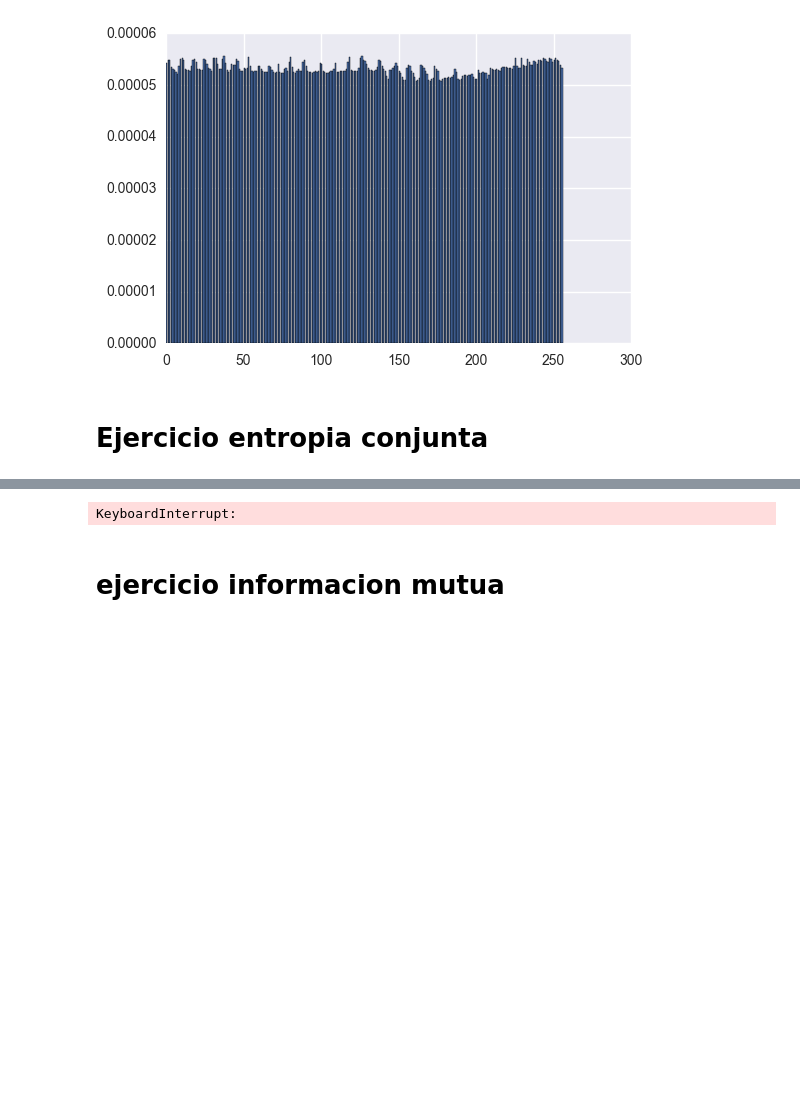
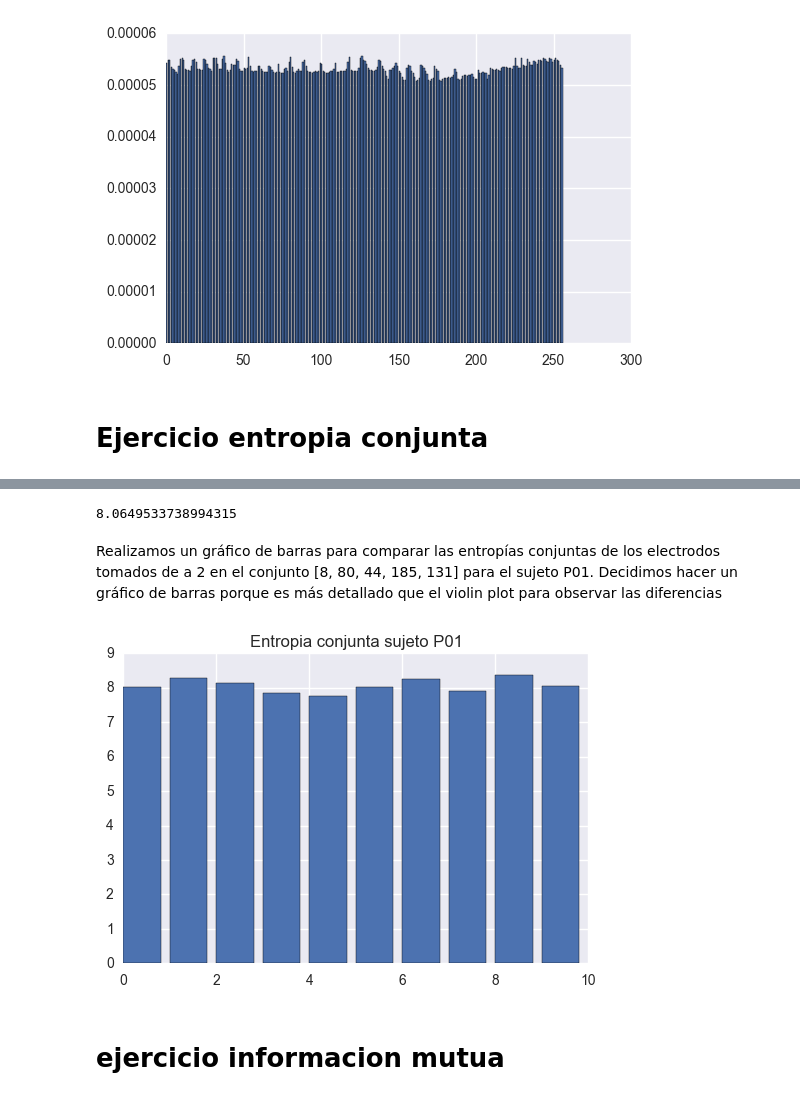
Before and after one commit to turtle-lea/ciencia-de-datos, a Jupyter notebook: tp-2/tp2-version-final.ipynb, the cells around one changed output, grey strips where cells are left out. Saved outputs shown, nothing was run; the diff lists cells and outputs as text; code cells hidden in the pictures; blank space fills up the shorter version.

Commit message:
Gráfico de información mutua y entropia conjunta para sujetos S y P

```diff
--- a/tp-2/tp2-version-final.ipynb
+++ b/tp-2/tp2-version-final.ipynb
@@ -769,15 +776,7 @@ def calculate_entropia_conjunta(matrix_serie_1,matrix_serie_2,cant_bins):
                 res=res+(mat_PConjunta[h][k])*math.log(mat_PConjunta[h][k])
     return -res
 # %%
-##### tuve que separar la funcion porque me da fallo de memoria
-
-#filename = "/home/natalia/Escritorio/GIT_GIT/ciencia-de-datos/tp-2/P01.mat"
-#p01 = sio.loadmat(filename)
-#matrix_p01 = p01['data']
-
-#def ejercicio_entropia_conjunta():
-
-p01 = sio.loadmat("/home/natalia/Escritorio/GIT_GIT/ciencia-de-datos/tp-2/P01.mat")
+p01 = sio.loadmat("/Users/lmatayoshi/Desktop/EEG/P01.mat")
 matrix_p01 = p01['data']
 #epoch x electrodos x muestras
 
@@ -811,10 +812,19 @@ electrodos_tomados_de_a_2 = [list(e) for e in electrodos_tomados_de_a_2]
 array_entropia_conjunta = []
 for par in electrodos_tomados_de_a_2:
     array_entropia_conjunta.append(calculate_entropia_conjunta(array_electrodos_serie[par[0]],array_electrodos_serie[par[1]],cant_bins))
-# %% [output]
-KeyboardInterrupt:
+# %%
+array_entropia_conjunta_P = np.copy(array_entropia_conjunta)
+# %%
+np.mean(array_entropia_conjunta_P)
+# %% [output]
+8.0649533738994315
+# %% [markdown]
+Realizamos un gráfico de barras para comparar las entropías conjuntas de los electrodos tomados de a 2 en el conjunto [8, 80, 44, 185, 131] para el sujeto P01. Decidimos hacer un gráfico de barras porque es más detallado que el violin plot para observar las diferencias
 # %%
-plt.bar(range(len(array_entropia_conjunta)), array_entropia_conjunta)
+plt.bar(range(len(array_entropia_conjunta_P)), array_entropia_conjunta_P)
+plt.title("Entropia conjunta sujeto P01")
 plt.show()
+# %% [output]
+[figure, added]
 # %% [markdown]
 # ejercicio informacion mutua
```
Also changed, not shown: parts of 25 cells of this notebook.
